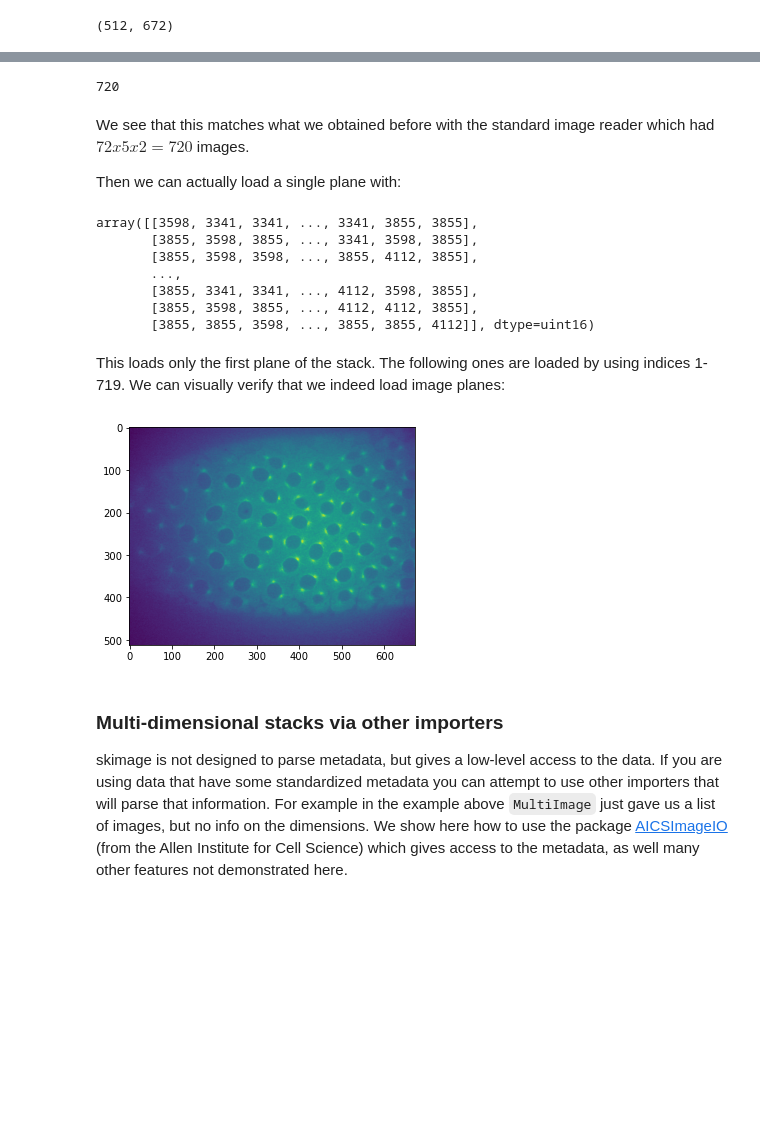
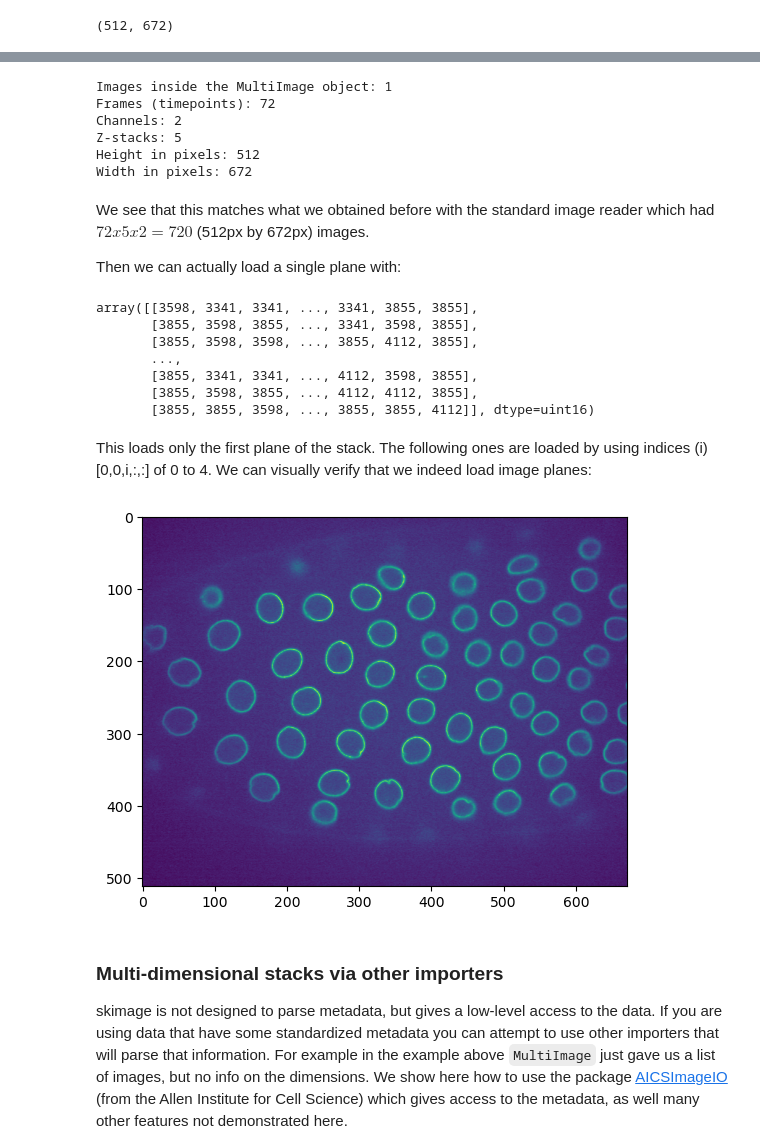
Before and after one commit to guiwitz/neubias_academy_biapy, a Jupyter notebook: 04-Image_import.ipynb, the cells around one changed output, grey strips where cells are left out. Saved outputs shown, nothing was run; the diff lists cells and outputs as text; code cells hidden in the pictures; blank space fills up the shorter version.

```diff
--- a/04-Image_import.ipynb
+++ b/04-Image_import.ipynb
@@ -190,9 +220,19 @@ The advantage of this approach is that, using the default options, the reader do
-# %%
-len(data)
-# %% [output]
-720
+# %%
+print(f"Images inside the MultiImage object: {len(data)}") # Multiimage returns a list of image-data arrays
+print(f"Frames (timepoints): {len(data[0])}")
+print(f"Channels: {len(data[0][0])}")
+print(f"Z-stacks: {len(data[0][0][0])}")
+print(f"Height in pixels: {len(data[0][0][0][0])}")
+print(f"Width in pixels: {len(data[0][0][0][0][0])}")
+# %% [output]
+Images inside the MultiImage object: 1
+Frames (timepoints): 72
+Channels: 2
+Z-stacks: 5
+Height in pixels: 512
+Width in pixels: 672
 # %% [markdown]
-We see that this matches what we obtained before with the standard image reader which had $72 x 5 x 2 = 720$ images.
+We see that this matches what we obtained before with the standard image reader which had $72 x 5 x 2 = 720$ (512px by 672px) images.
 
 Then we can actually load a single plane with:
 # %%
@@ -206,12 +246,12 @@ array([[3598, 3341, 3341, ..., 3341, 3855, 3855],
        [3855, 3598, 3855, ..., 4112, 4112, 3855],
        [3855, 3855, 3598, ..., 3855, 3855, 4112]], dtype=uint16)
 # %% [markdown]
-This loads only the first plane of the stack. The following ones are loaded by using indices 1-719. We can visually verify that we indeed load image planes:
+This loads only the first plane of the stack. The following ones are loaded by using indices (i) [0,0,i,:,:] of 0 to 4. We can visually verify that we indeed load image planes:
 # %%
-plt.imshow(data[6])
+plt.imshow(data[0][0,0,0,:,:])
 plt.show()
 # %% [output]
-[figure, old version]
+[figure, new version]
 # %% [markdown]
 ### Multi-dimensional stacks via other importers
 
```
Also changed, not shown: parts of 43 cells of this notebook.
